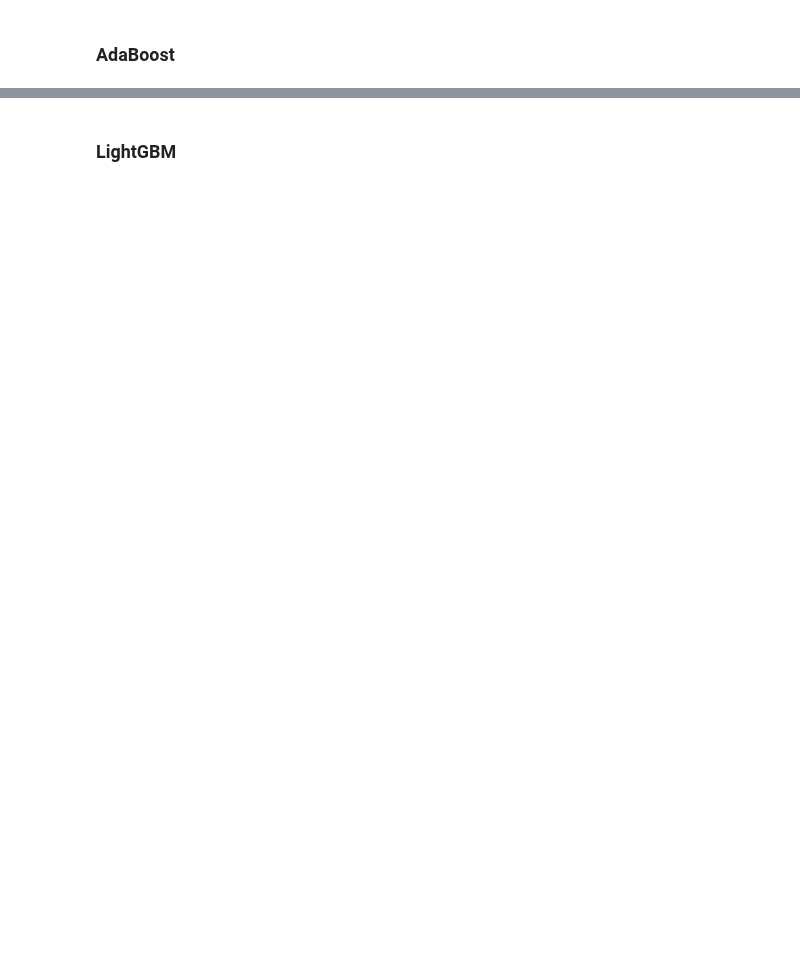
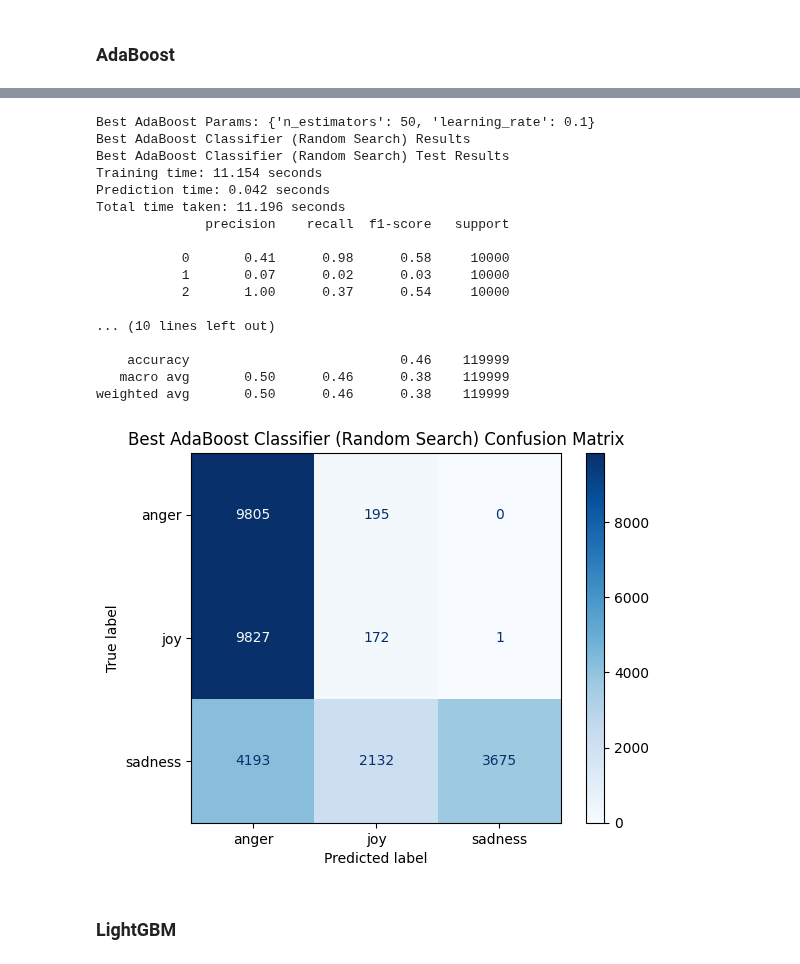
Before and after one commit to danielromerom/spotify-lyrical-analysis, a Jupyter notebook: notebooks/spotify_data_exploration.ipynb, the cells around one changed output, grey strips where cells are left out. Saved outputs shown, nothing was run; the diff lists cells and outputs as text; code cells hidden in the pictures; blank space fills up the shorter version.

```diff
--- a/notebooks/spotify_data_exploration.ipynb
+++ b/notebooks/spotify_data_exploration.ipynb
@@ -755,14 +862,55 @@ y_pred_adb = train_test_evaluate(adb, visualize = True, model_name = "Base AdaBo
 # %%
-'''# AdaBoost Hyperparameter Tuning
-param_dist_stage_1 = {
-    'n_estimators': [50, 100, 200],
-    'learning_rate': [0.01, 0.1, 0.5, 1.0],
-    'algorithm': ['SAMME', 'SAMME.R']
+# AdaBoost Hyperparameter Tuning
+param_dist = {
+    'n_estimators': [20, 50],
+    'learning_rate': [0.01, 0.1, 0.5],
 }
+
 adb_clf_random = AdaBoostClassifier(
-    estimator=adaBoost_dt_clf_best_random,
+    estimator=tuned_dt_clf,
+    n_estimators=10,
     random_state=42
-)'''
+)
+
+adb_random = RandomizedSearchCV(
+    estimator=adb_clf_random,
+    param_distributions=param_dist,
+    n_iter=6,
+    scoring='accuracy',
+    cv=2,
+    n_jobs=-1,
+    random_state=42
+)
+
+adb_random.fit(X_train_final, y_train)
+print("Best AdaBoost Params:", adb_random.best_params_)
+
+# Train and evaluate best ADB
+adb_best = AdaBoostClassifier(
+    random_state=42,
+    **adb_random.best_params_
+)
+
+y_pred_adb_random = train_test_evaluate(adb_best, visualize = True, model_name = "Best AdaBoost Classifier (Random Search)")
+# %% [output]
+Best AdaBoost Params: {'n_estimators': 50, 'learning_rate': 0.1}
+Best AdaBoost Classifier (Random Search) Results
+Best AdaBoost Classifier (Random Search) Test Results
+Training time: 11.154 seconds
+Prediction time: 0.042 seconds
+Total time taken: 11.196 seconds
+              precision    recall  f1-score   support
+
+           0       0.41      0.98      0.58     10000
+           1       0.07      0.02      0.03     10000
+           2       1.00      0.37      0.54     10000
+
+... (10 lines left out)
+
+    accuracy                           0.46    119999
+   macro avg       0.50      0.46      0.38    119999
+weighted avg       0.50      0.46      0.38    119999
+[figure, added]
 # %% [markdown]
 <h3>LightGBM</h3>
 # %%
```
Also changed, not shown: parts of 10 cells of this notebook.
